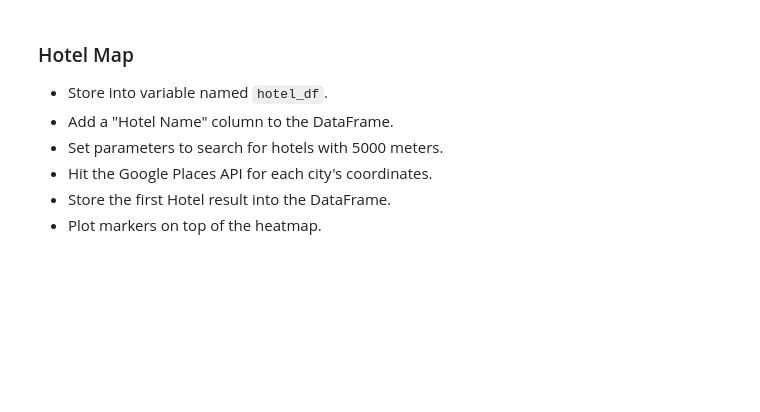
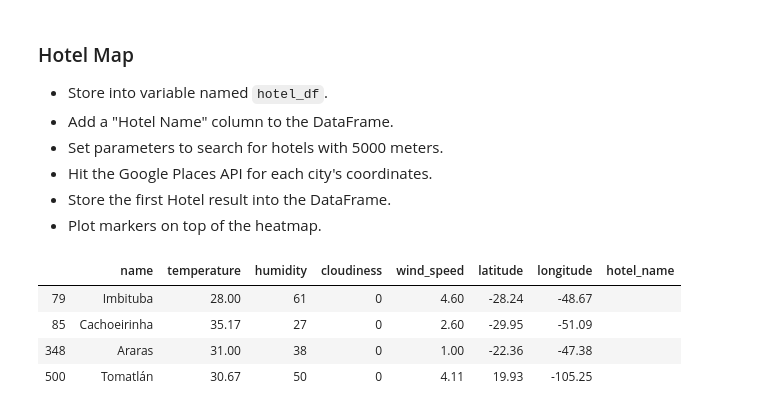
Before and after one commit to jlheen/python-api-challenge, a Jupyter notebook: Code/VacationPy.ipynb, the cells around one changed output. Cells and saved outputs as stored; diff of their text form; code cells hidden in the pictures; blank space fills up the shorter version.

```diff
--- a/Code/VacationPy.ipynb
+++ b/Code/VacationPy.ipynb
@@ -98,0 +103,12 @@ ideal_cities.head()
+# %%
+# Create variables to hold the ideal conditions for our vacation spots
+# Source code: https://chrisalbon.com/python/data_wrangling/pandas_selecting_rows_on_conditions/
+min_temp = cities_file["temperature"] > 21.1
+max_temp = cities_file["temperature"] > 26.7
+wind_speed = cities_file["wind_speed"] < 10
+cloudiness = cities_file["cloudiness"]==0
+
+ideal_df = cities_file[min_temp & max_temp & wind_speed & cloudiness]
+
+ideal_df = ideal_df.dropna()
+ideal_df.head()
@@ -106,0 +131,8 @@ ideal_cities.head()
+# %%
+ideal_df
+# %% [output]
+|  | name | temperature | humidity | cloudiness | wind_speed | latitude | longitude | hotel_name |
+| 79 | Imbituba | 28.00 | 61 | 0 | 4.60 | -28.24 | -48.67 |  |
+| 85 | Cachoeirinha | 35.17 | 27 | 0 | 2.60 | -29.95 | -51.09 |  |
+| 348 | Araras | 31.00 | 38 | 0 | 1.00 | -22.36 | -47.38 |  |
+| 500 | Tomatlán | 30.67 | 50 | 0 | 4.11 | 19.93 | -105.25 |  |
```
Also changed, not shown: parts of 13 cells of this notebook, 1 other file.
